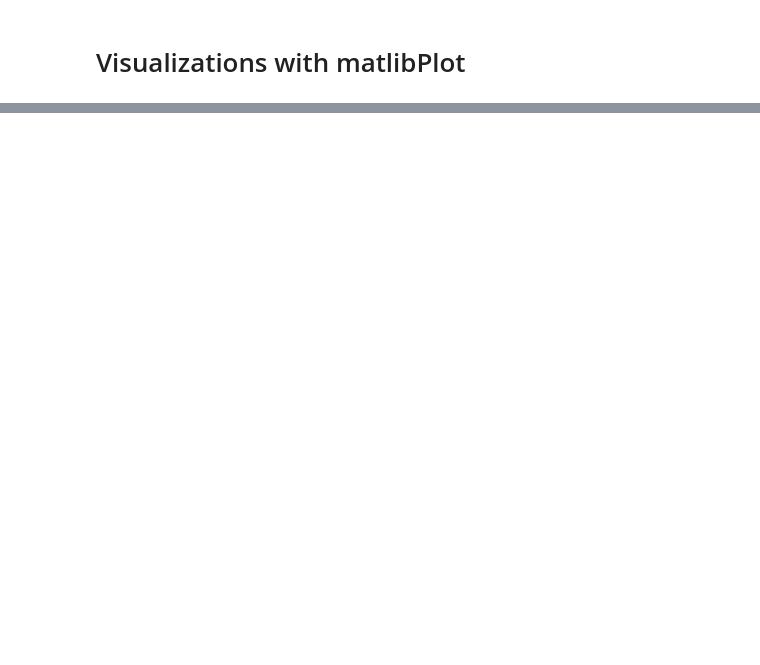
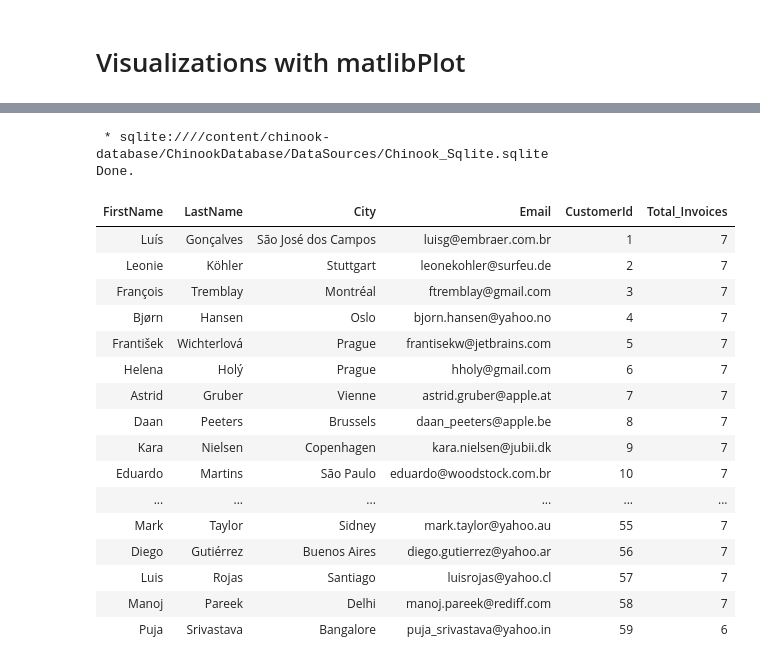
Before and after one commit to adigenova/uohdb, a Jupyter notebook: code/Chinook_db.ipynb, the cells around one changed output, grey strips where cells are left out. Cells and saved outputs as stored; diff of their text form; code cells hidden in the pictures; blank space fills up the shorter version.

Commit message:
actualizando Chinook con multiples ejemplos

```diff
--- a/code/Chinook_db.ipynb
+++ b/code/Chinook_db.ipynb
@@ -113,0 +621,32 @@ Done.
+# %%
+%%sql
+select FirstName,
+        LastName,
+        City,
+        Email,
+        customer.CustomerId,
+        count(invoice.CustomerId) as Total_Invoices
+from customer , invoice
+where customer.CustomerId = invoice.CustomerId
+Group by customer.customerId
+order by Total_Invoices DESC
+# %% [output]
+ * sqlite:////content/chinook-database/ChinookDatabase/DataSources/Chinook_Sqlite.sqlite
+Done.
+| FirstName | LastName | City | Email | CustomerId | Total_Invoices |
+| Luís | Gonçalves | São José dos Campos | luisg@embraer.com.br | 1 | 7 |
+| Leonie | Köhler | Stuttgart | leonekohler@surfeu.de | 2 | 7 |
+| François | Tremblay | Montréal | ftremblay@gmail.com | 3 | 7 |
+| Bjørn | Hansen | Oslo | bjorn.hansen@yahoo.no | 4 | 7 |
+| František | Wichterlová | Prague | frantisekw@jetbrains.com | 5 | 7 |
+| Helena | Holý | Prague | hholy@gmail.com | 6 | 7 |
+| Astrid | Gruber | Vienne | astrid.gruber@apple.at | 7 | 7 |
+| Daan | Peeters | Brussels | daan_peeters@apple.be | 8 | 7 |
+| Kara | Nielsen | Copenhagen | kara.nielsen@jubii.dk | 9 | 7 |
+| Eduardo | Martins | São Paulo | eduardo@woodstock.com.br | 10 | 7 |
+| ... | ... | ... | ... | ... | ... |
+| Mark | Taylor | Sidney | mark.taylor@yahoo.au | 55 | 7 |
+| Diego | Gutiérrez | Buenos Aires | diego.gutierrez@yahoo.ar | 56 | 7 |
+| Luis | Rojas | Santiago | luisrojas@yahoo.cl | 57 | 7 |
+| Manoj | Pareek | Delhi | manoj.pareek@rediff.com | 58 | 7 |
+| Puja | Srivastava | Bangalore | puja_srivastava@yahoo.in | 59 | 6 |
```
Also changed, not shown: parts of 60 cells of this notebook.
